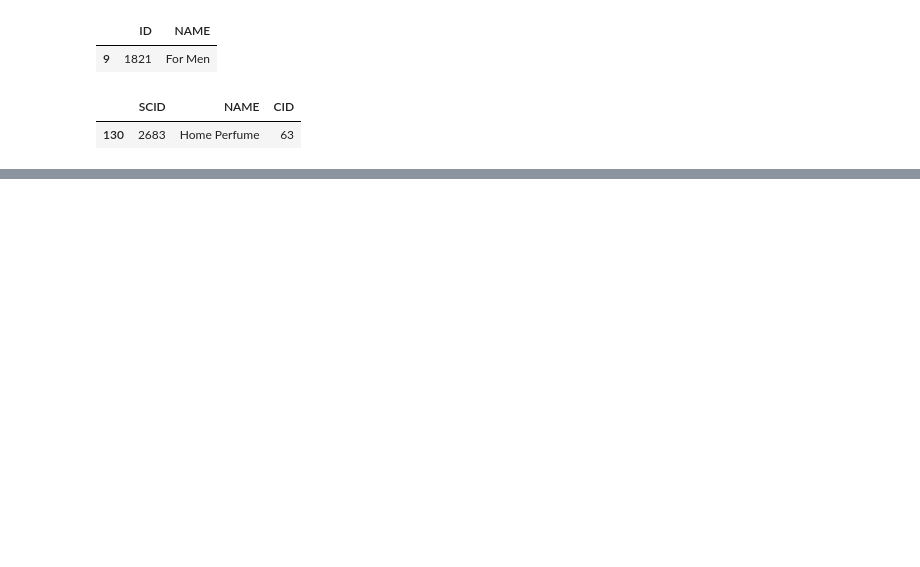
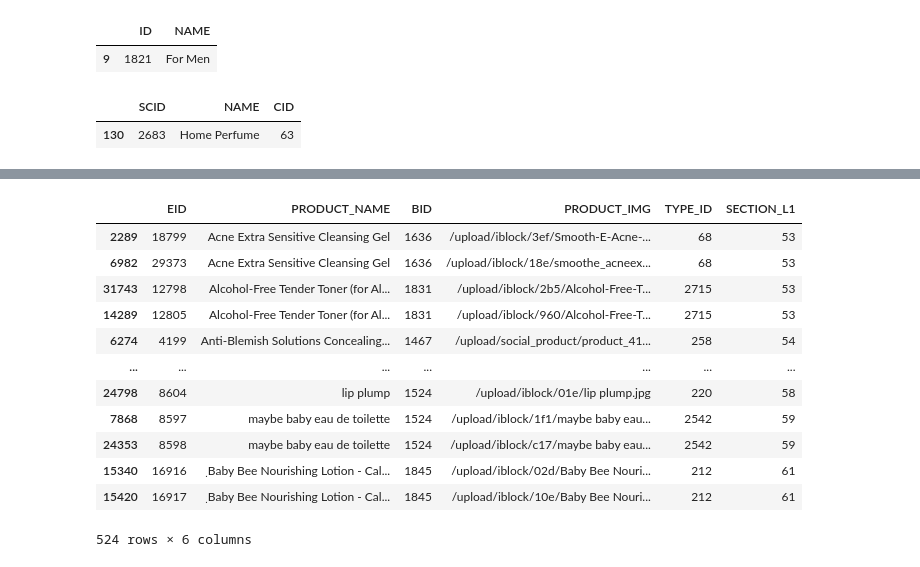
Before and after one commit to suthipongg/Similarity_model, a Jupyter notebook: push_real_data_scanner.ipynb, the cells around one changed output, grey strips where cells are left out. Drawn from its saved outputs; the diff is of its cells as text; code cells hidden in the pictures; blank space fills up the shorter version.

```diff
--- a/push_real_data_scanner.ipynb
+++ b/push_real_data_scanner.ipynb
@@ -60,0 +183,16 @@ product_df_clean.tail(1)
+# %%
+product_duplicate
+# %% [output]
+|  | EID | PRODUCT_NAME | BID | PRODUCT_IMG | TYPE_ID | SECTION_L1 |
+| 2289 | 18799 | Acne Extra Sensitive Cleansing Gel | 1636 | /upload/iblock/3ef/Smooth-E-Acne-... | 68 | 53 |
+| 6982 | 29373 | Acne Extra Sensitive Cleansing Gel | 1636 | /upload/iblock/18e/smoothe_acneex... | 68 | 53 |
+| 31743 | 12798 | Alcohol-Free Tender Toner (for Al... | 1831 | /upload/iblock/2b5/Alcohol-Free-T... | 2715 | 53 |
+| 14289 | 12805 | Alcohol-Free Tender Toner (for Al... | 1831 | /upload/iblock/960/Alcohol-Free-T... | 2715 | 53 |
+| 6274 | 4199 | Anti-Blemish Solutions Concealing... | 1467 | /upload/social_product/product_41... | 258 | 54 |
+| ... | ... | ... | ... | ... | ... | ... |
+| 24798 | 8604 | lip plump | 1524 | /upload/iblock/01e/lip plump.jpg | 220 | 58 |
+| 7868 | 8597 | maybe baby eau de toilette | 1524 | /upload/iblock/1f1/maybe baby eau... | 2542 | 59 |
+| 24353 | 8598 | maybe baby eau de toilette | 1524 | /upload/iblock/c17/maybe baby eau... | 2542 | 59 |
+| 15340 | 16916 | ฺBaby Bee Nourishing Lotion - Cal... | 1845 | /upload/iblock/02d/Baby Bee Nouri... | 212 | 61 |
+| 15420 | 16917 | ฺBaby Bee Nourishing Lotion - Cal... | 1845 | /upload/iblock/10e/Baby Bee Nouri... | 212 | 61 |
+524 rows × 6 columns
```
Also changed, not shown: parts of 22 cells of this notebook, 3 other files.
